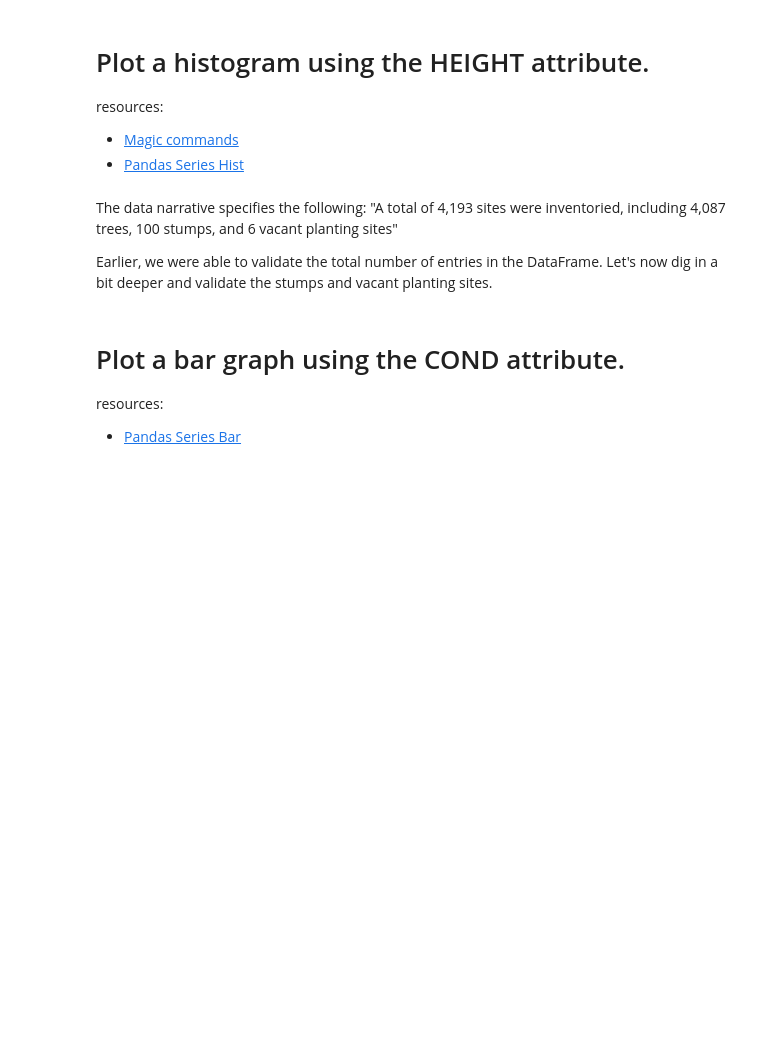
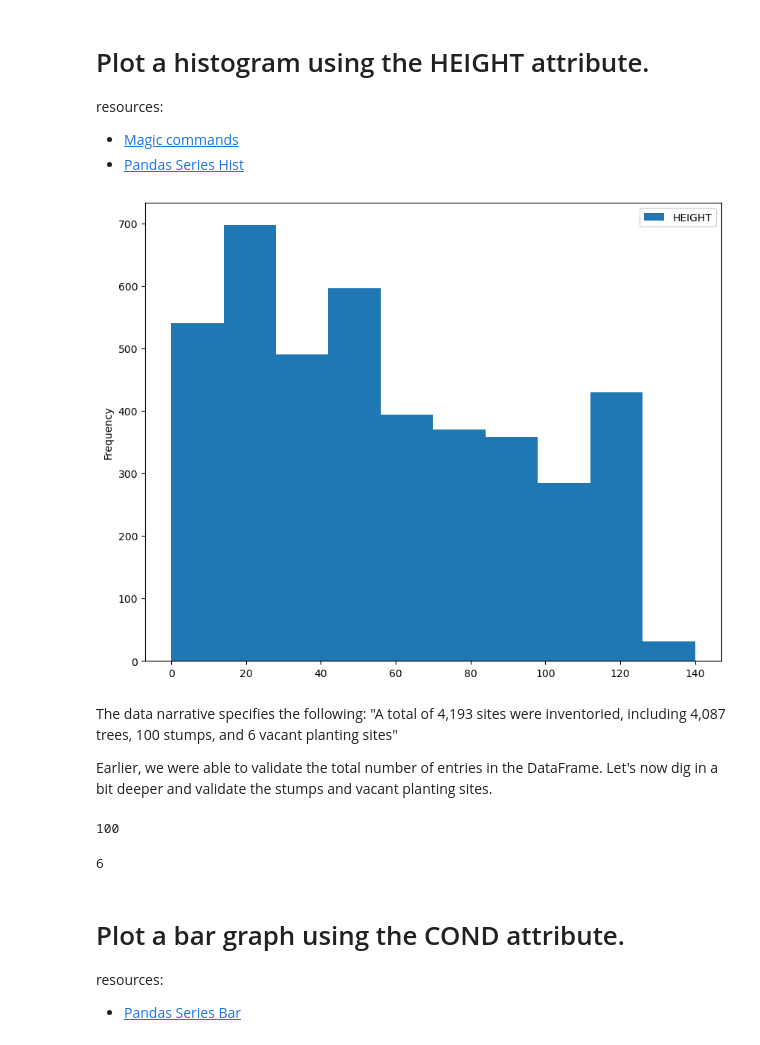
Before and after one commit to EndaFigueroa/DENotebookWeek67, a Jupyter notebook: CityOfNewarkDETreeSurvey/newark_de_tree_survey.ipynb, the cells around one changed output. Saved outputs shown, nothing was run; the diff lists cells and outputs as text; code cells hidden in the pictures; blank space fills up the shorter version.

```diff
--- a/CityOfNewarkDETreeSurvey/newark_de_tree_survey.ipynb
+++ b/CityOfNewarkDETreeSurvey/newark_de_tree_survey.ipynb
@@ -113,5 +115,8 @@ resources:
 # %%
 # Create a histogram using the HEIGHT attribute here
+ax = betterdf.plot.hist(column=["HEIGHT"], figsize=(10, 8))
+# %% [output]
+[figure, added]
 # %% [markdown]
 The data narrative specifies the following:
 "A total of 4,193 sites were inventoried, including 4,087 trees, 100 stumps, and 6 vacant planting sites"
@@ -119,7 +124,15 @@ The data narrative specifies the following:
 Earlier, we were able to validate the total number of entries in the DataFrame. Let's now dig in a bit deeper and validate the stumps and vacant planting sites.
 # %%
 # How many entries are stumps
+stumpy = betterdf["BOTANICAL"].apply(lambda x:x=="stump").sum()
+print(stumpy)
+# %% [output]
+100
 # %%
 # How many entries are vacant sites
+stumpy = betterdf["BOTANICAL"].apply(lambda x:x=="vacant site large").sum()
+print(stumpy)
+# %% [output]
+6
 # %%
 # Do these number add up?
```
Also changed, not shown: parts of 11 cells of this notebook.
